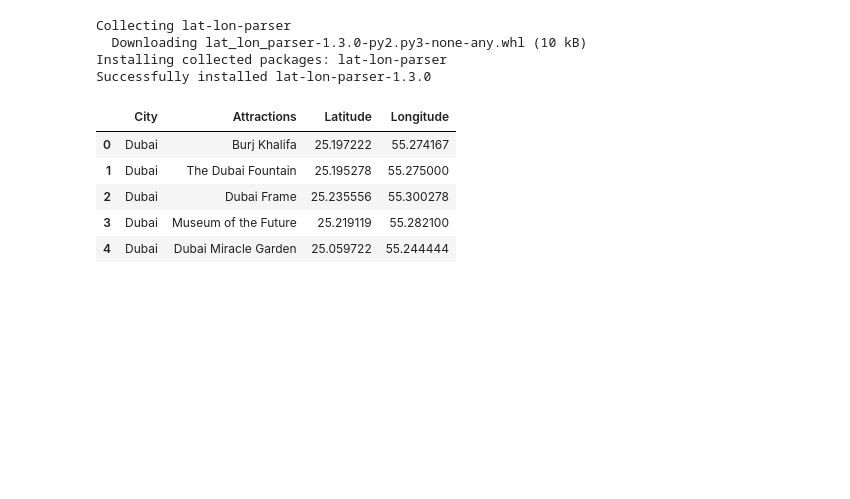
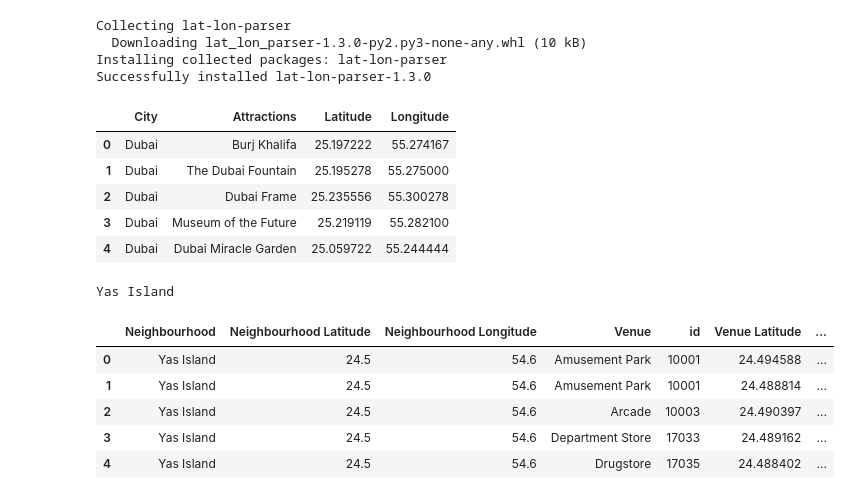
Before and after one commit to sabithajaleel/ML-Notebooks, a Jupyter notebook: DubaiRecommendations.ipynb, the cells around one changed output. Drawn from its saved outputs; the diff is of its cells as text; code cells hidden in the pictures; blank space fills up the shorter version.

```diff
--- a/DubaiRecommendations.ipynb
+++ b/DubaiRecommendations.ipynb
@@ -54,0 +53,53 @@ touristAttractionsData.head()
+# %%
+# call Foursquare API for each location and get the nearby venues, within a 1000-meter radius of that location.
+import requests
+
+def getNearbyVenues(names, latitudes, longitudes, radius=1000):
+
+    venues_list=[]
+    for name, lat, lng in zip(names, latitudes, longitudes):
+        print(name)
+
+        url = "https://api.foursquare.com/v3/places/search"
+
+        latlongarr = [str(lat), str(longitude)]
+        params = {
+            # "query": "Coffee",
+  	        "ll": ",".join(latlongarr),
+  	        "open_now": "true",
+  	        "sort":"DISTANCE"
+            }
+
+        headers = {
+            "Accept": "application/json",
+            "Authorization": "fsq3jJaXevy7ImJxh08qwY/cj25mZLHoVjz5rQWssp/zFPI="
+        }
+
+        response = requests.request("GET", url, params=params, headers=headers)
+        results = response.json()["results"]
+        if results:
+          for v in results:
+           venues_list.append([(
+            name, lat, lng, v['categories'][0]['name'], v['categories'][0]['id'],
+           v['geocodes']['main']['latitude'], v['geocodes']['main']['longitude'],
+           v['name']) for v in results])
+
+    nearby_venues = pd.DataFrame([item for venue_list in venues_list for item in venue_list])
+    nearby_venues.columns = ['Neighbourhood', 'Neighbourhood Latitude', 'Neighbourhood      Longitude',  'Venue', 'id', 'Venue Latitude', 'Venue Longitude','Venue Category']
+
+    return(nearby_venues)
+# %%
+yasIsland = touristAttractionsData[touristAttractionsData['Attractions'] == 'Yas Island'].reset_index(drop=True)
+attraction_venues = getNearbyVenues(names=yasIsland['Attractions'],
+                                   latitudes=yasIsland['Latitude'],
+                                   longitudes=yasIsland['Longitude']
+                                  )
+attraction_venues.head()
+# %% [output]
+Yas Island
+|  | Neighbourhood | Neighbourhood Latitude | Neighbourhood Longitude | Venue | id | Venue Latitude | ... |
+| 0 | Yas Island | 24.5 | 54.6 | Amusement Park | 10001 | 24.494588 | ... |
+| 1 | Yas Island | 24.5 | 54.6 | Amusement Park | 10001 | 24.488814 | ... |
+| 2 | Yas Island | 24.5 | 54.6 | Arcade | 10003 | 24.490397 | ... |
+| 3 | Yas Island | 24.5 | 54.6 | Department Store | 17033 | 24.489162 | ... |
+| 4 | Yas Island | 24.5 | 54.6 | Drugstore | 17035 | 24.488402 | ... |
```
Also changed, not shown: parts of 2 cells of this notebook.
